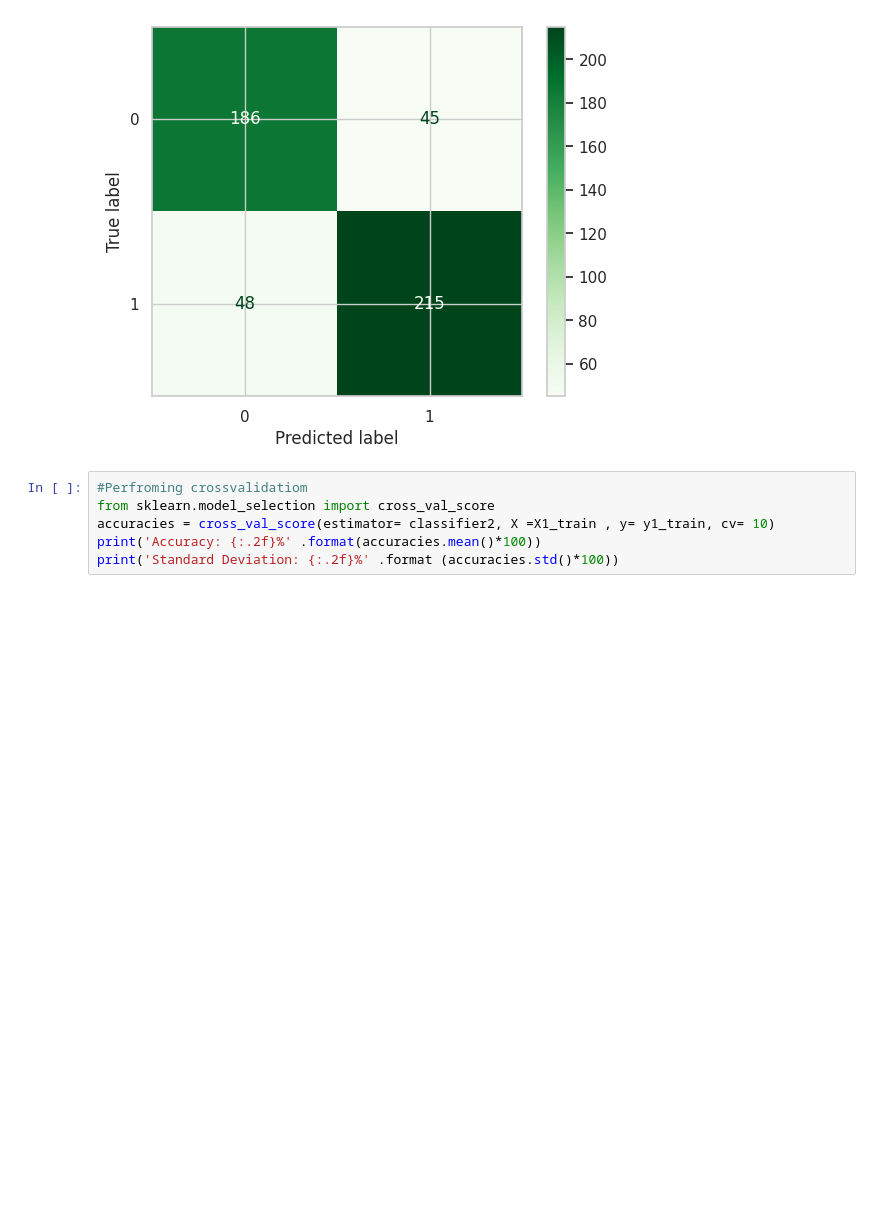
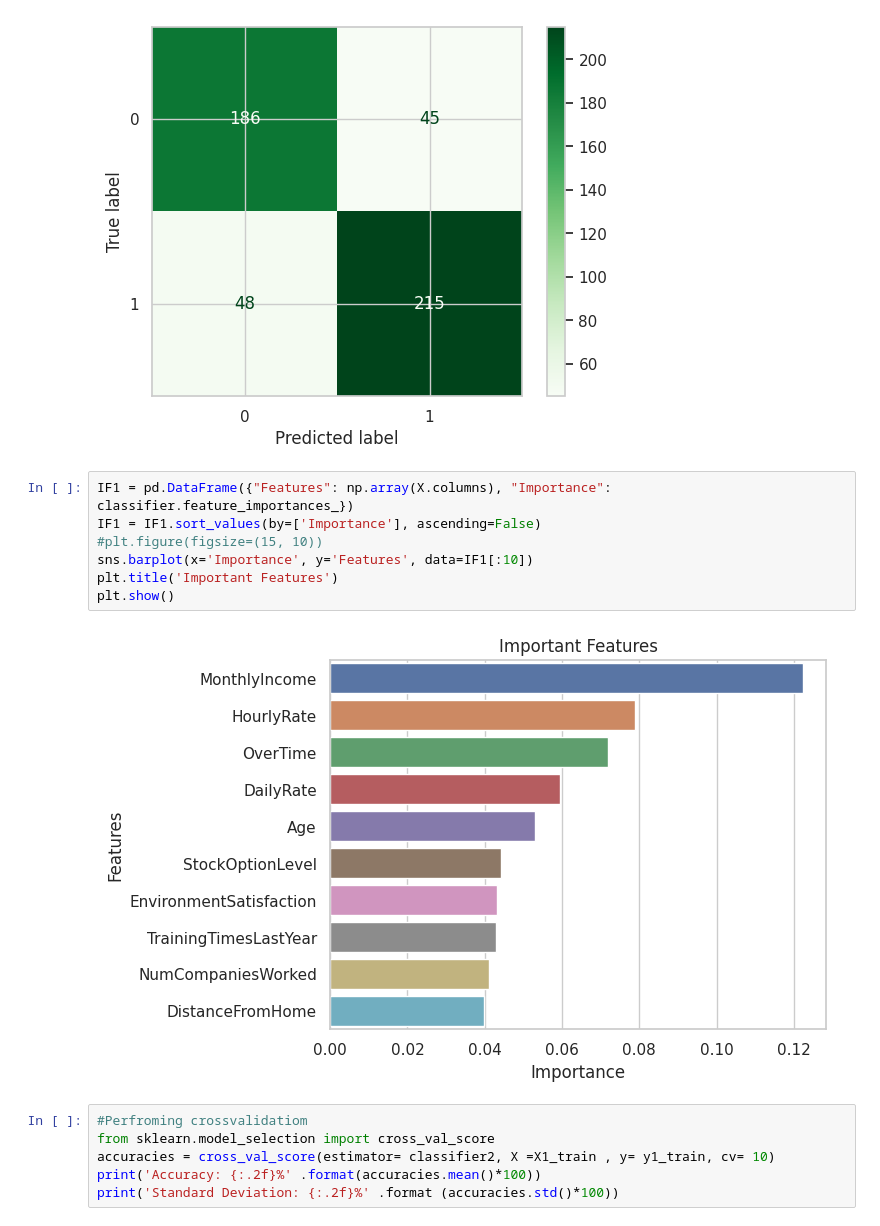
Before and after one commit to Denniskag/Python-Assignment, a Jupyter notebook: Employee_Attrition (1).ipynb, the cells around one changed output. Cells and saved outputs as stored; diff of their text form; blank space fills up the shorter version.

```diff
--- a/Employee_Attrition (1).ipynb
+++ b/Employee_Attrition (1).ipynb
@@ -614,6 +620,15 @@ ConfusionMatrixDisplay.from_predictions(y1_test, y1_pred, cmap = 'Greens')
 weighted avg       0.81      0.81      0.81       494
 <sklearn.metrics._plot.confusion_matrix.ConfusionMatrixDisplay at 0x...>
 [figure]
+# %%
+IF1 = pd.DataFrame({"Features": np.array(X.columns), "Importance": classifier.feature_importances_})
+IF1 = IF1.sort_values(by=['Importance'], ascending=False)
+#plt.figure(figsize=(15, 10))
+sns.barplot(x='Importance', y='Features', data=IF1[:10])
+plt.title('Important Features')
+plt.show()
+# %% [output]
+[figure, added]
 # %%
 #Perfroming crossvalidatiom
 from sklearn.model_selection import cross_val_score
```
Also changed, not shown: parts of 19 cells of this notebook.
